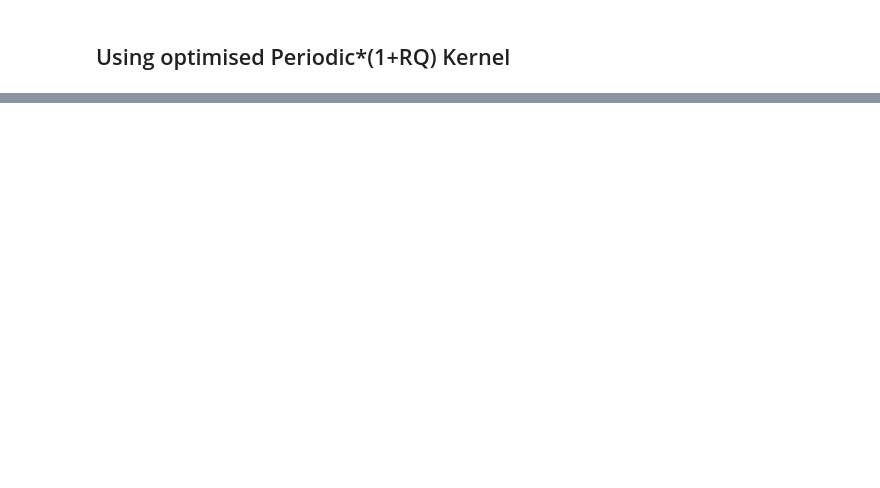
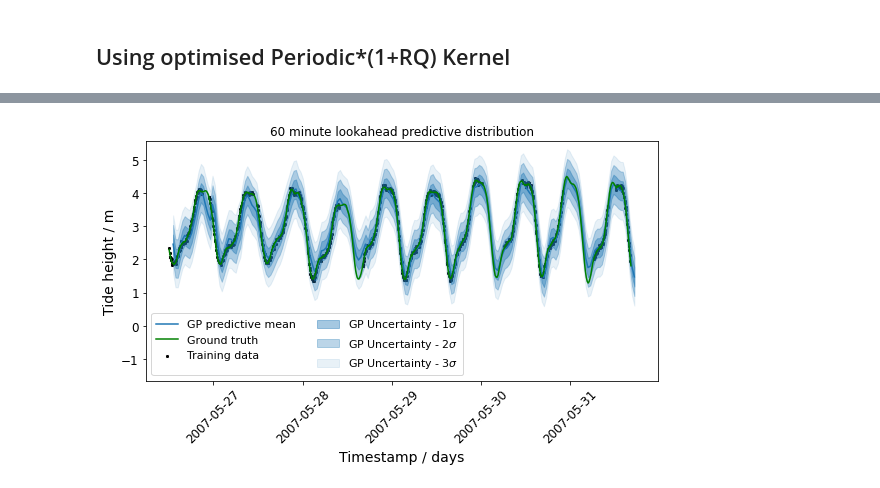
Before and after one commit to joncarter1/GP-Regression, a Jupyter notebook: Analysis.ipynb, the cells around one changed output, grey strips where cells are left out. Cells and saved outputs as stored; diff of their text form; code cells hidden in the pictures; blank space fills up the shorter version.

```diff
--- a/Analysis.ipynb
+++ b/Analysis.ipynb
@@ -206,22 +224,22 @@ combined_lookahead_gp = LookaheadGP(covar_kernel=optimised_kernel, sigma_n=sigma
                           labels=scaled_tide_heights, learn_noise=False)
 
 lookahead = 60
-#t_predictions = torch.linspace(lookahead, 7500, 200)
-lookahead_means, lookahead_vars = combined_lookahead_gp.compute_lookahead_predictive_means_vars(scaled_all_reading_times, lookahead)
-lookahead_means, lookahead_vars = iht(lookahead_means), (tide_std**2)*lookahead_vars
+t_predictions = torch.linspace(lookahead, 60*24*4, 200)  # Prediction over a 4 day window.
+lookahead_means, lookahead_vars = combined_lookahead_gp.compute_lookahead_predictive_means_vars(t_predictions, lookahead)
+lookahead_means, lookahead_vars = iht(lookahead_means), (tide_std.cpu()**2)*lookahead_vars
 # %%
 plt.figure(figsize=(8,5))
-plt.scatter(reading_times, tide_heights, s=5, marker="x", label="Training data", color="black")
+plt.scatter(reading_times, tide_heights.cpu(), s=5, marker="x", label="Training data", color="black")
 #plt.plot(sample_times, sample_means, color="tab:blue", label="GP mean"
 
 plt.title(f"{lookahead} minute lookahead predictive distribution")
-plt.plot(itt(t_predictions), lookahead_means, label="GP predictive mean")
+plt.plot(itt(t_predictions.cpu()), lookahead_means, label="GP predictive mean")
 sigma_vector = np.diag(lookahead_vars)**0.5
 
 alphas = [0.4, 0.3, 0.1]
 for i in range(3):
     j = i + 1
-    plt.fill_between(itt(t_predictions), lookahead_means-j*sigma_vector, lookahead_means+j*sigma_vector,
+    plt.fill_between(itt(t_predictions.cpu()), lookahead_means-j*sigma_vector, lookahead_means+j*sigma_vector,
                     alpha=alphas[i], color="tab:blue", label=fr"GP Uncertainty - ${i+1}\sigma$")
 
 plt.xticks(rotation=45, fontsize=12)
@@ -239,0 +256 @@ plt.show()
+[figure, added]
```
Also changed, not shown: parts of 11 cells of this notebook.
